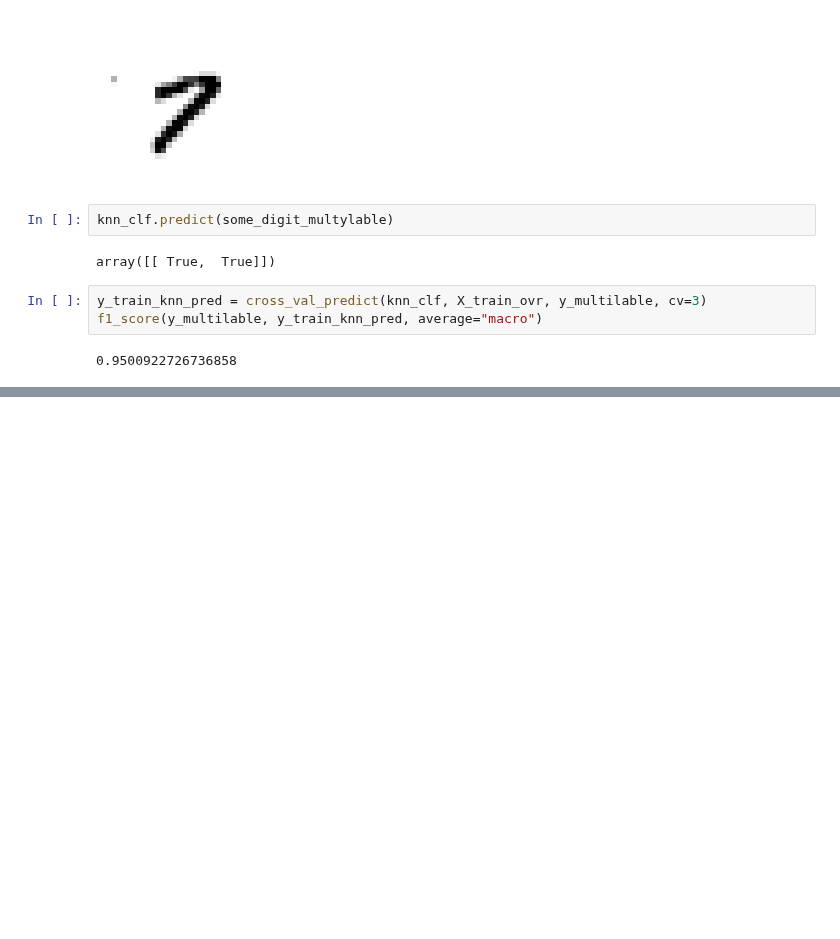
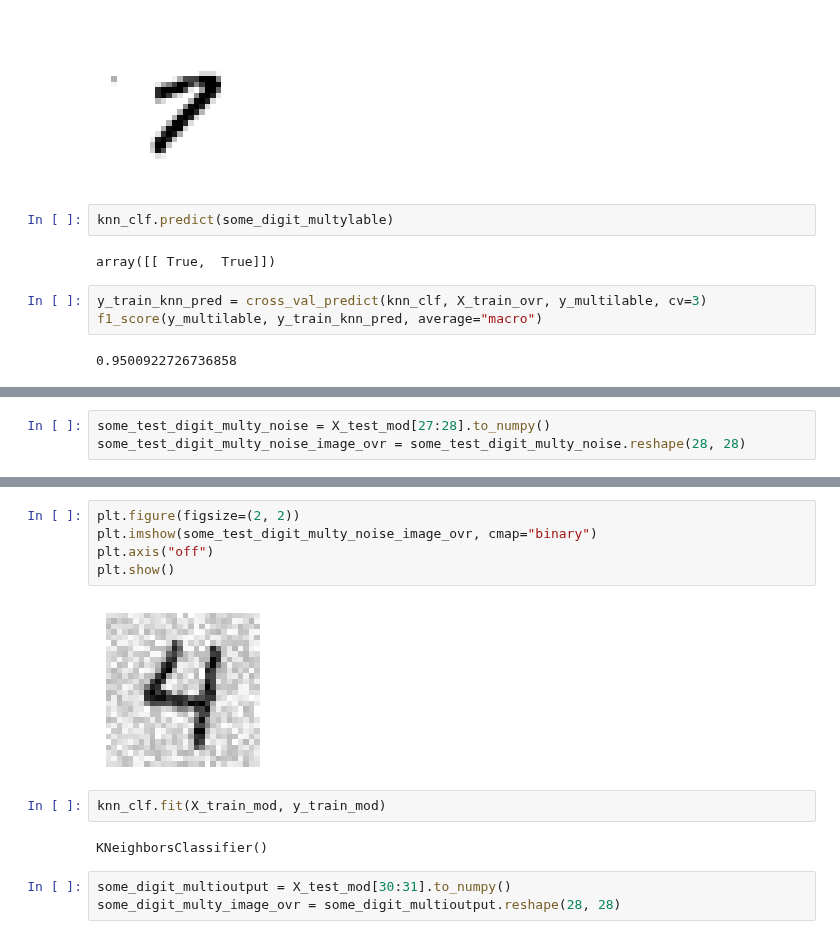
Before and after one commit to KumudithaSilva/Sklearn-ML, a Jupyter notebook: ML_Classification/minest.ipynb, the cells around one changed output, grey strips where cells are left out. Drawn from its saved outputs; the diff is of its cells as text; blank space fills up the shorter version.

```diff
--- a/ML_Classification/minest.ipynb
+++ b/ML_Classification/minest.ipynb
@@ -439,0 +472,3 @@ f1_score(y_multilable, y_train_knn_pred, average="macro")
+# %%
+some_test_digit_multy_noise = X_test_mod[27:28].to_numpy()
+some_test_digit_multy_noise_image_ovr = some_test_digit_multy_noise.reshape(28, 28)
@@ -439,0 +482,14 @@ f1_score(y_multilable, y_train_knn_pred, average="macro")
+# %%
+plt.figure(figsize=(2, 2))
+plt.imshow(some_test_digit_multy_noise_image_ovr, cmap="binary")
+plt.axis("off")
+plt.show()
+# %% [output]
+[figure, added]
+# %%
+knn_clf.fit(X_train_mod, y_train_mod)
+# %% [output]
+KNeighborsClassifier()
+# %%
+some_digit_multioutput = X_test_mod[30:31].to_numpy()
+some_digit_multy_image_ovr = some_digit_multioutput.reshape(28, 28)
```
Also changed, not shown: parts of 11 cells of this notebook.
